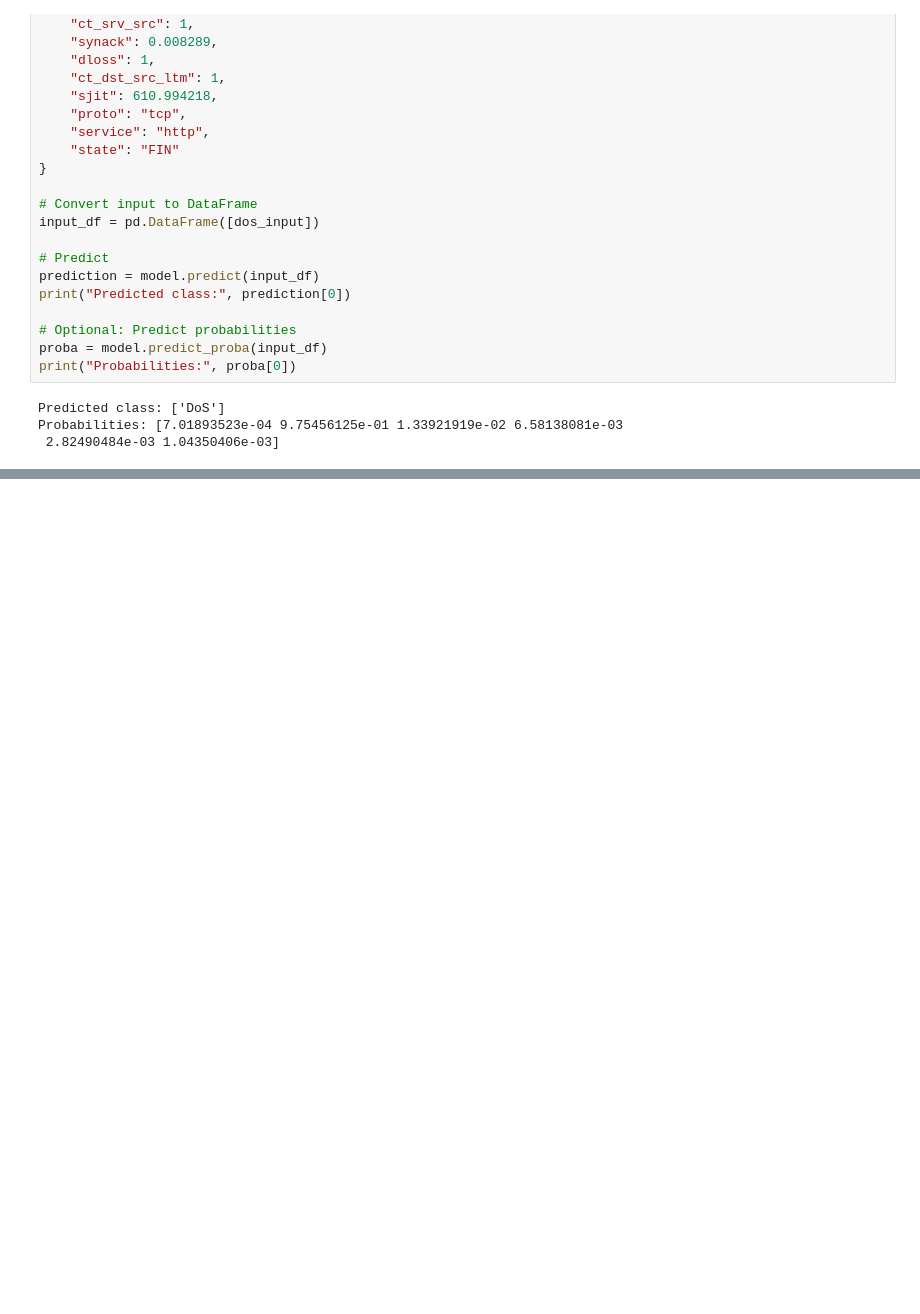
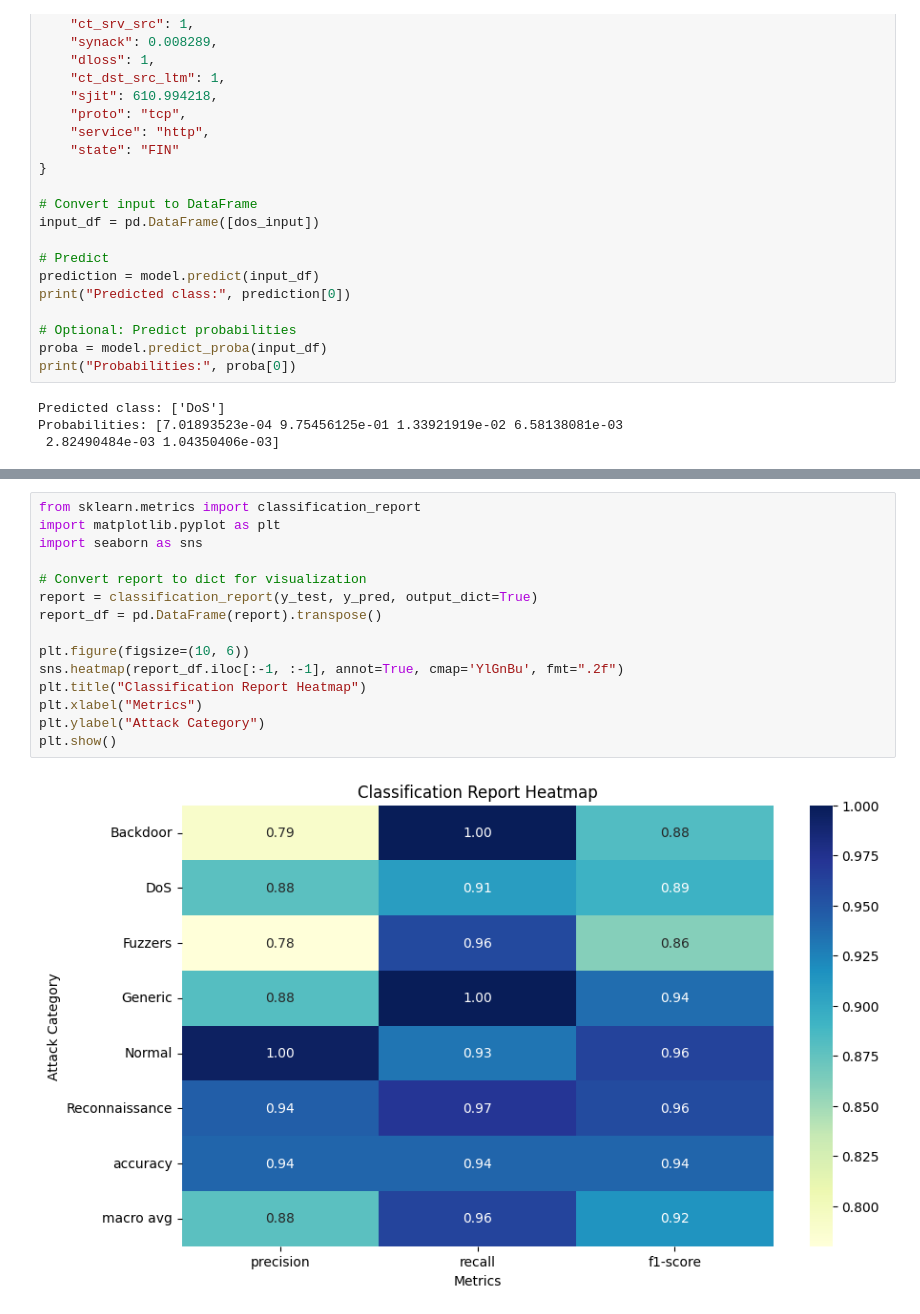
Before and after one commit to Raut-Atharva/NIDPS, a Jupyter notebook: BackEnd/ML/train2.ipynb, the cells around one changed output, grey strips where cells are left out. Cells and saved outputs as stored; diff of their text form; blank space fills up the shorter version.

```diff
--- a/BackEnd/ML/train2.ipynb
+++ b/BackEnd/ML/train2.ipynb
@@ -181,0 +200,17 @@ Probabilities: [7.01893523e-04 9.75456125e-01 1.33921919e-02 6.58138081e-03
+# %%
+from sklearn.metrics import classification_report
+import matplotlib.pyplot as plt
+import seaborn as sns
+
+# Convert report to dict for visualization
+report = classification_report(y_test, y_pred, output_dict=True)
+report_df = pd.DataFrame(report).transpose()
+
+plt.figure(figsize=(10, 6))
+sns.heatmap(report_df.iloc[:-1, :-1], annot=True, cmap='YlGnBu', fmt=".2f")
+plt.title("Classification Report Heatmap")
+plt.xlabel("Metrics")
+plt.ylabel("Attack Category")
+plt.show()
+# %% [output]
+[figure, added]
```
Also changed, not shown: parts of 4 cells of this notebook, 5 other files.
